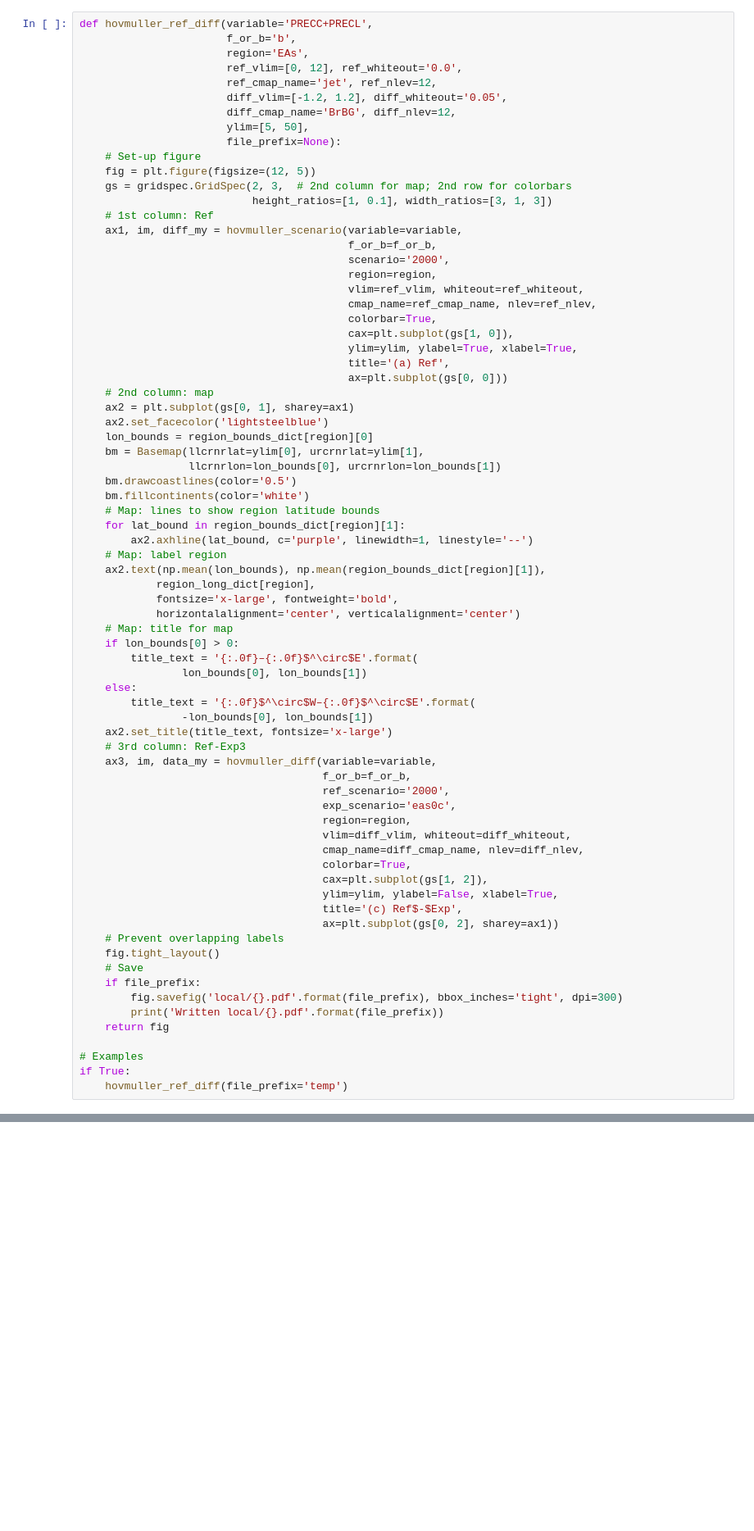
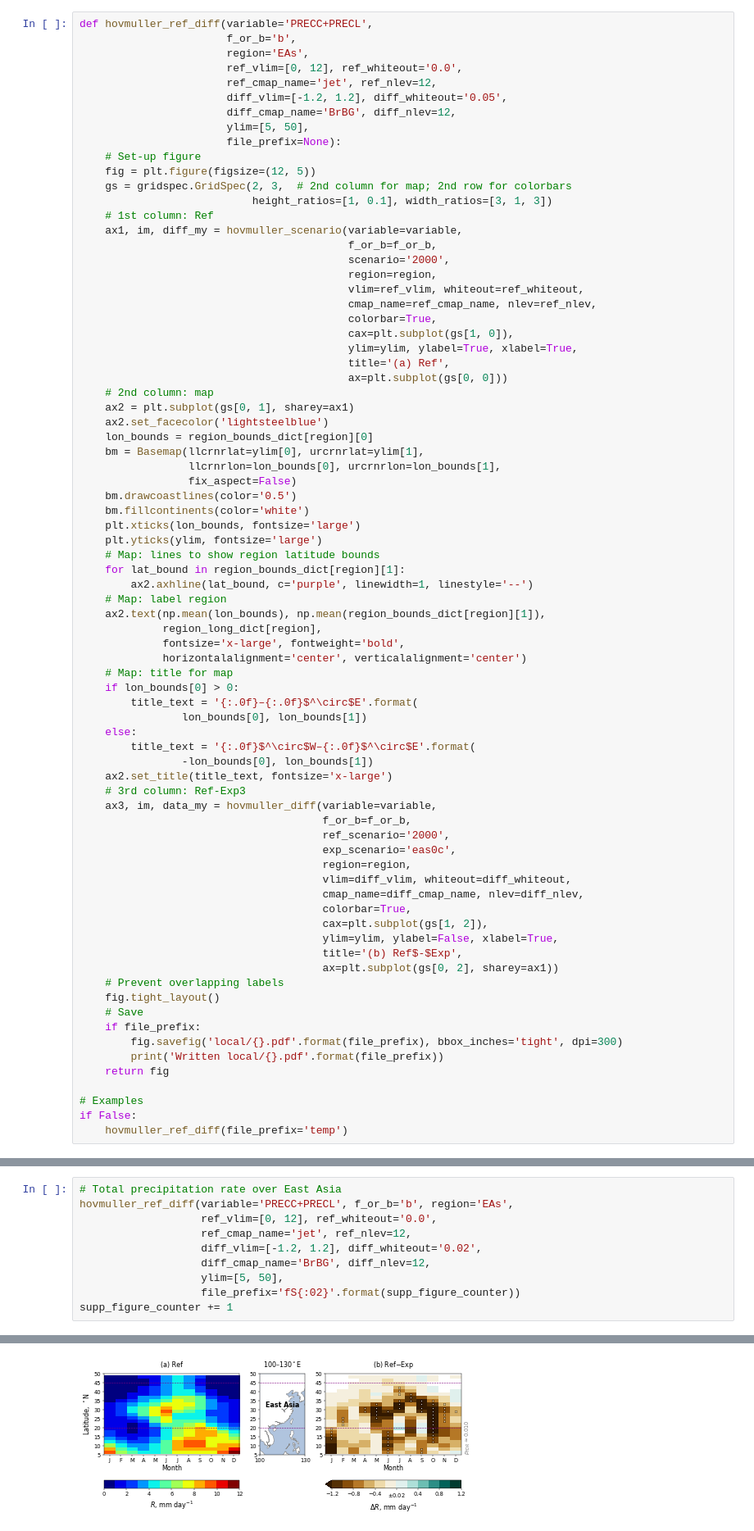
Before and after one commit to grandey/p17d-sulphur-eas-eqm, a Jupyter notebook: analysis_draft2018a/figures_draft2018a.ipynb, the cells around one changed output, grey strips where cells are left out. Shown: that part at 82% size. Cells and saved outputs as stored; diff of their text form; blank space fills up the shorter version.

Commit message:
Applying hovmuller_ref_diff() to precipitation

```diff
--- a/analysis_draft2018a/figures_draft2018a.ipynb
+++ b/analysis_draft2018a/figures_draft2018a.ipynb
@@ -764,17 +764,20 @@ def hovmuller_ref_diff(variable='PRECC+PRECL',
     ax2.set_facecolor('lightsteelblue')
     lon_bounds = region_bounds_dict[region][0]
     bm = Basemap(llcrnrlat=ylim[0], urcrnrlat=ylim[1],
-                 llcrnrlon=lon_bounds[0], urcrnrlon=lon_bounds[1])
+                 llcrnrlon=lon_bounds[0], urcrnrlon=lon_bounds[1],
+                 fix_aspect=False)
     bm.drawcoastlines(color='0.5')
     bm.fillcontinents(color='white')
+    plt.xticks(lon_bounds, fontsize='large')
+    plt.yticks(ylim, fontsize='large')
     # Map: lines to show region latitude bounds
     for lat_bound in region_bounds_dict[region][1]:
         ax2.axhline(lat_bound, c='purple', linewidth=1, linestyle='--')
     # Map: label region
     ax2.text(np.mean(lon_bounds), np.mean(region_bounds_dict[region][1]),
-            region_long_dict[region],
-            fontsize='x-large', fontweight='bold',
-            horizontalalignment='center', verticalalignment='center')
+             region_long_dict[region],
+             fontsize='x-large', fontweight='bold',
+             horizontalalignment='center', verticalalignment='center')
     # Map: title for map
     if lon_bounds[0] > 0:
         title_text = '{:.0f}–{:.0f}$^\circ$E'.format(
@@ -794,7 +797,7 @@ def hovmuller_ref_diff(variable='PRECC+PRECL',
                                       colorbar=True,
                                       cax=plt.subplot(gs[1, 2]),
                                       ylim=ylim, ylabel=False, xlabel=True,
-                                      title='(c) Ref$-$Exp',
+                                      title='(b) Ref$-$Exp',
                                       ax=plt.subplot(gs[0, 2], sharey=ax1))
     # Prevent overlapping labels
     fig.tight_layout()
@@ -805,5 +808,5 @@ def hovmuller_ref_diff(variable='PRECC+PRECL',
     return fig
 
 # Examples
-if True:
+if False:
     hovmuller_ref_diff(file_prefix='temp')
@@ -897,3 +897,14 @@ figure_counter += 1
 # %% [output]
 Written local/f04.pdf
 [figure]
+# %%
+# Total precipitation rate over East Asia
+hovmuller_ref_diff(variable='PRECC+PRECL', f_or_b='b', region='EAs',
+                   ref_vlim=[0, 12], ref_whiteout='0.0',
+                   ref_cmap_name='jet', ref_nlev=12,
+                   diff_vlim=[-1.2, 1.2], diff_whiteout='0.02',
+                   diff_cmap_name='BrBG', diff_nlev=12,
+                   ylim=[5, 50],
+                   file_prefix='fS{:02}'.format(supp_figure_counter))
+supp_figure_counter += 1
+# %% [output]
@@ -899,0 +912 @@ Written local/f04.pdf
+[figure, added]
```
Also changed, not shown: parts of 7 cells of this notebook.
